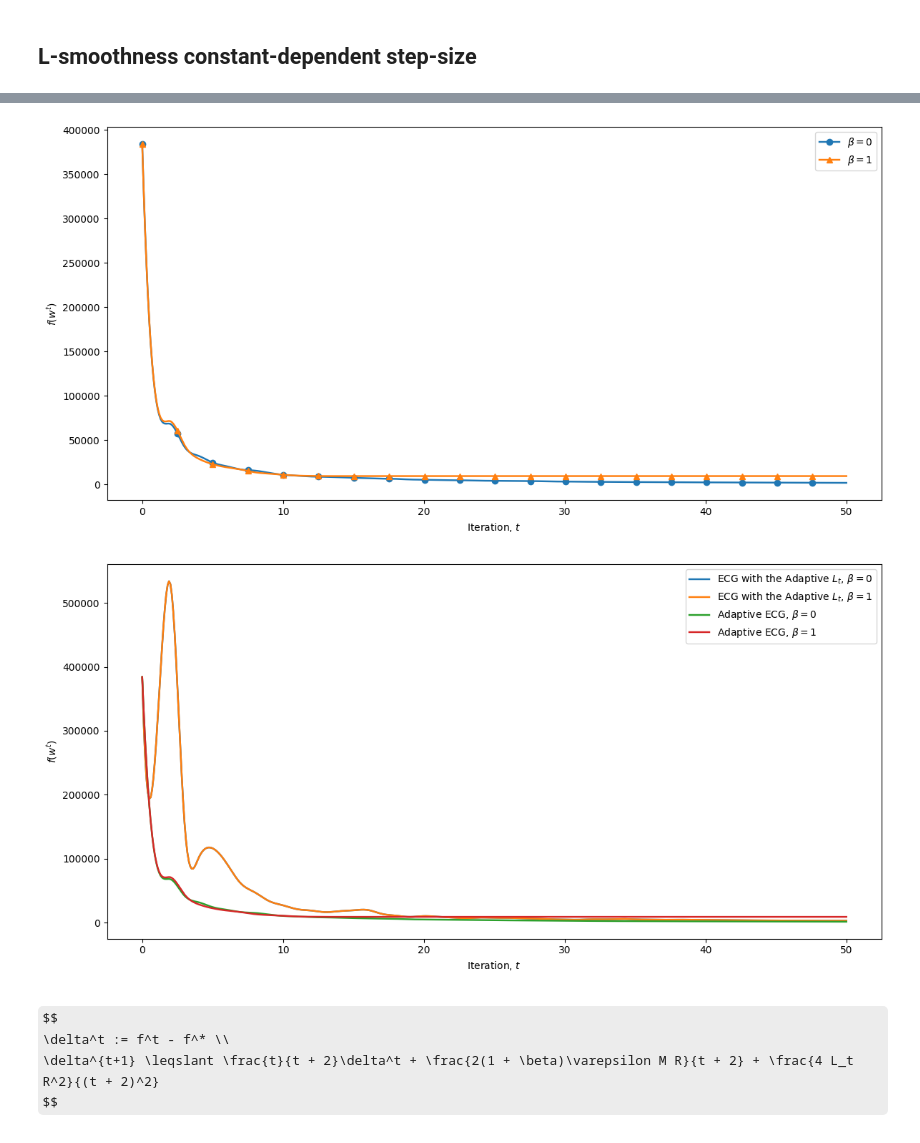
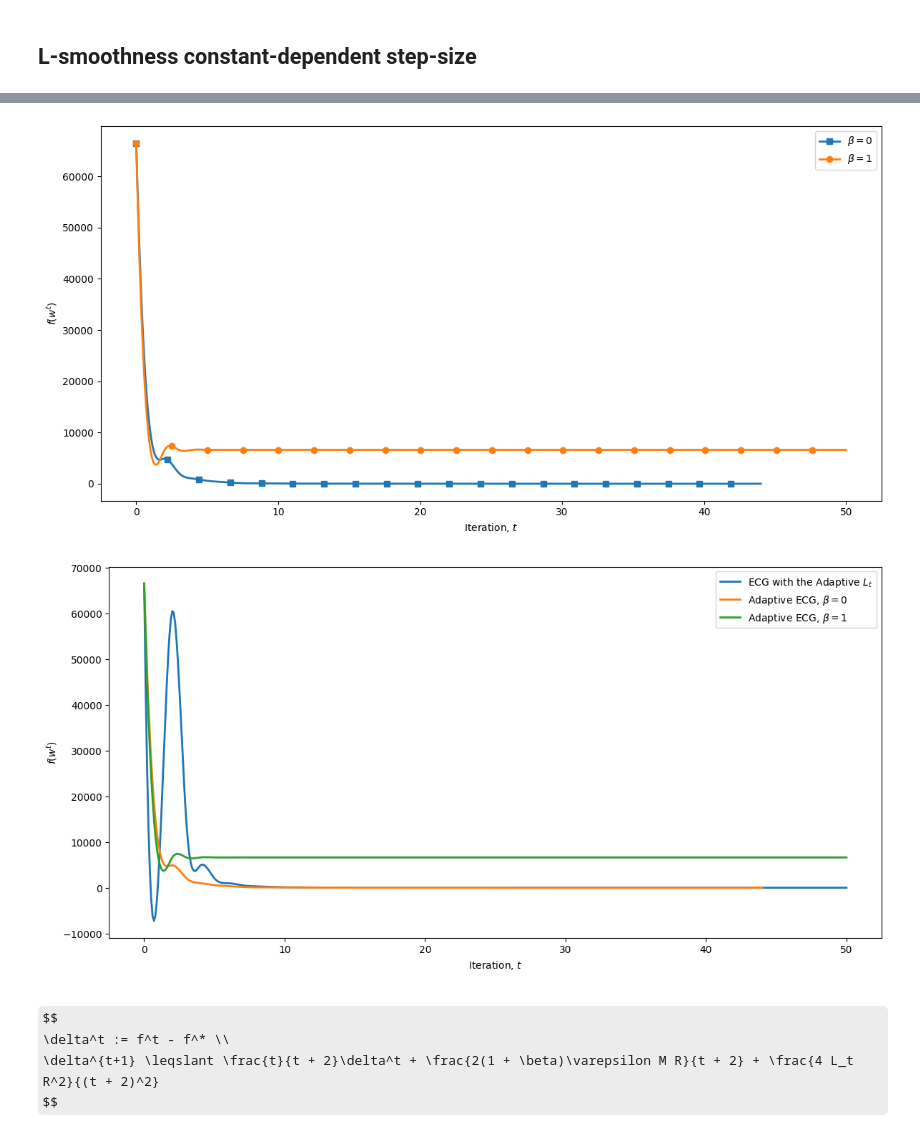
Before and after one commit to geaden/aecg, a Jupyter notebook: aecg.ipynb, the cells around one changed output, grey strips where cells are left out. Drawn from its saved outputs; the diff is of its cells as text; code cells hidden in the pictures; some formulas as TeX source.

```diff
--- a/aecg.ipynb
+++ b/aecg.ipynb
@@ -208,6 +212,10 @@ class StepSizeWrapper:
     def adapt(self):
         self._wrappee.adapt()
 
+    @property
+    def _boundedness(self) -> float:
+        return self._wrappee._boundedness
+
     def is_adapted(
         self,
         f: np.ndarray,
@@ -259,7 +267,7 @@ def plot_line(values: list[float], label: str, show_marker: bool = False):
         x_smooth,
         f(x_smooth),
         label=label,
-        linewidth=1.75,
+        linewidth=2.0,
         marker=next_marker,
         markevery=25,
     )
@@ -319,7 +327,7 @@ for algorithm in ecg:
     plot_line(
         algorithm.Lt,
         label=algorithm.label,
-        show_marker=False,
+        show_marker=True,
     )
 
 plt.axhline(y=L, color="r", linestyle="-")
@@ -337,3 +345,7 @@ fig = make_plot(
 save_image(fig, "images/adaptive_lt.png")
 # %% [markdown]
 ## L-smoothness constant-dependent step-size
+# %%
+for algorithm in aecg:
+    algorithm.solve(w0)
+    print(len(algorithm.history))
@@ -341,7 +356,6 @@ save_image(fig, "images/adaptive_lt.png")
 plt.figure(figsize=(12, 6))
 
 for algorithm in aecg:
-    algorithm.solve(w0)
     values = [objective(x) for x, _ in algorithm.history]
     plot_line(values, label=algorithm.label, show_marker=True)
 
@@ -352,21 +366,24 @@ fig = make_plot(
     legend=[r"$\beta=0$", r"$\beta=1$"],
 )
 # %% [output]
-[figure, old version]
+[figure, new version]
 # %%
 save_image(fig, "images/aecg.png")
 # %%
 plt.figure(figsize=(12, 6))
 
-for algorithm in ecg + aecg:
+# Correct label
+ecg[0]._label = r"ECG with the Adaptive $L_t$"
+
+for algorithm in [ecg[0]] + aecg:
     values = [objective(x) for x, _ in algorithm.history]
     plot_line(values, label=algorithm.label)
 
 fig = make_plot(
     title="Comparison of on-Adaptive and Adaptive variants of ECG",
     xlabel="Iteration, $t$",
     ylabel=r"$f(w^t)$",
 )
 # %% [output]
-[figure, old version]
+[figure, new version]
 # %%
```
Also changed, not shown: parts of 7 cells of this notebook, 3 other files.
